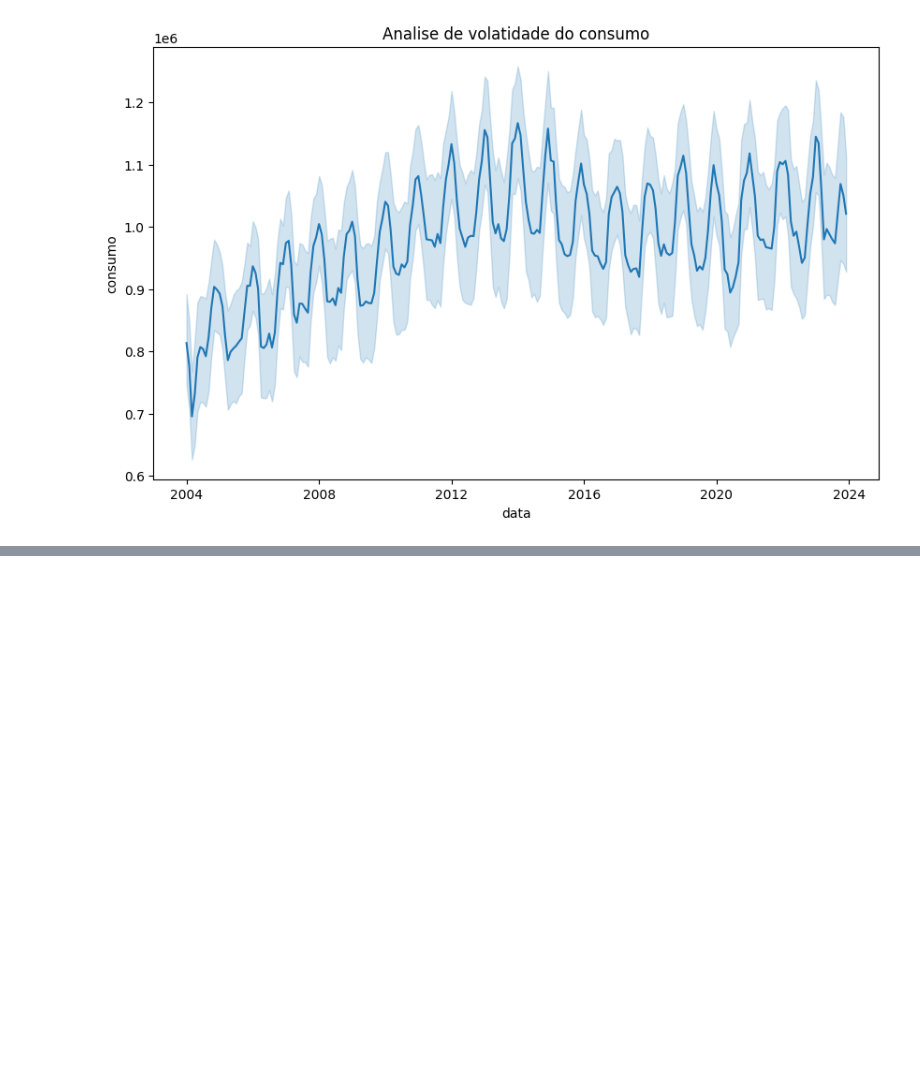
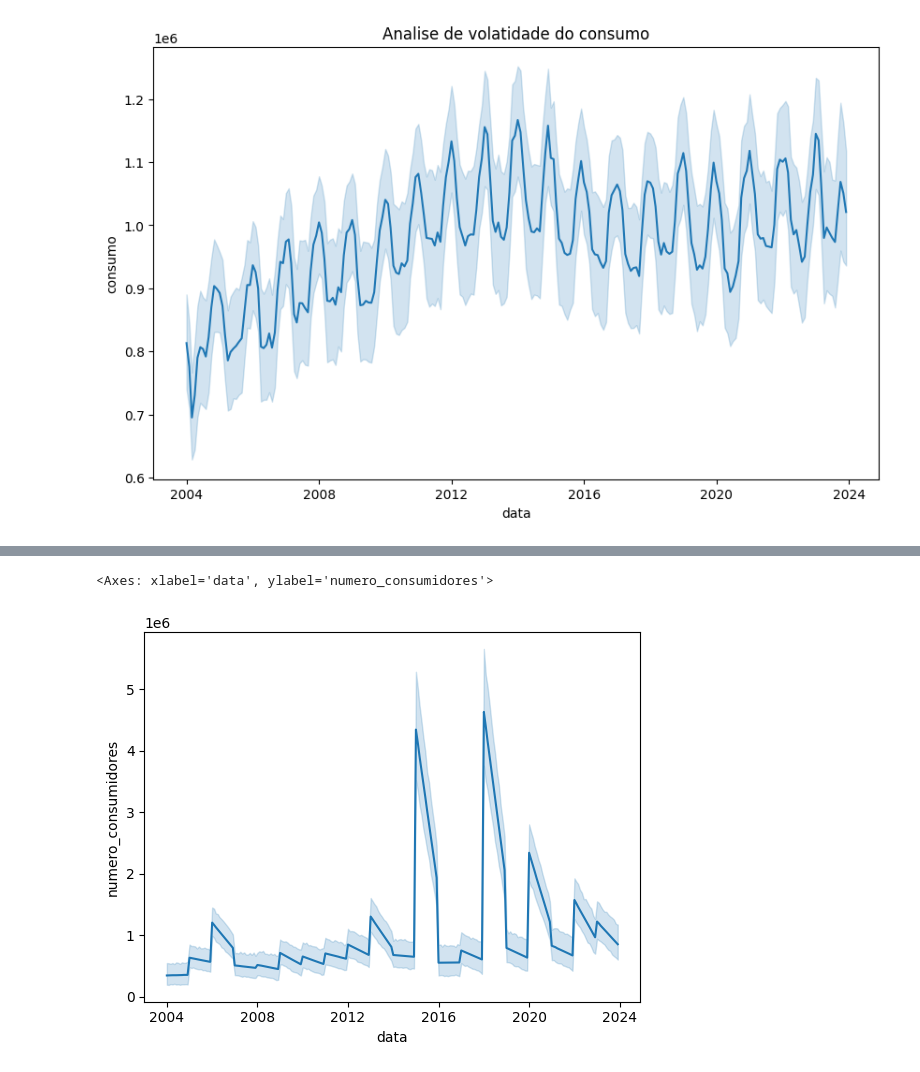
Before and after one commit to WesleySouza13/energy-consumption-forecast-br, a Jupyter notebook: Untitled-1.ipynb, the cells around one changed output, grey strips where cells are left out. Saved outputs shown, nothing was run; the diff lists cells and outputs as text; code cells hidden in the pictures; blank space fills up the shorter version.

```diff
--- a/Untitled-1.ipynb
+++ b/Untitled-1.ipynb
@@ -228,0 +276,3 @@ plt.show()
+# %%
+#metodo pd.interpolate()
+df['numero_consumidores']= df['numero_consumidores'].interpolate(method='linear', limit_direction='backward')
@@ -228,0 +296,5 @@ plt.show()
+# %%
+sns.lineplot(df['numero_consumidores'])
+# %% [output]
+<Axes: xlabel='data', ylabel='numero_consumidores'>
+[figure, added]
```
Also changed, not shown: parts of 20 cells of this notebook.
